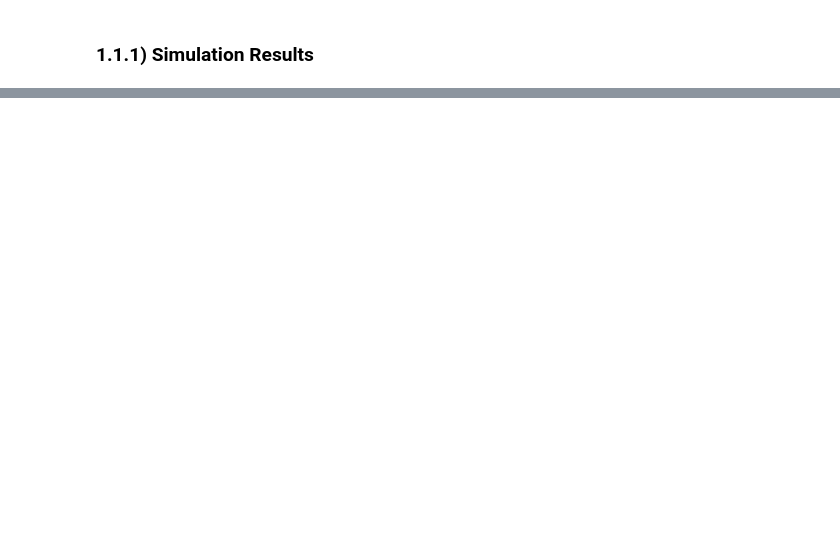
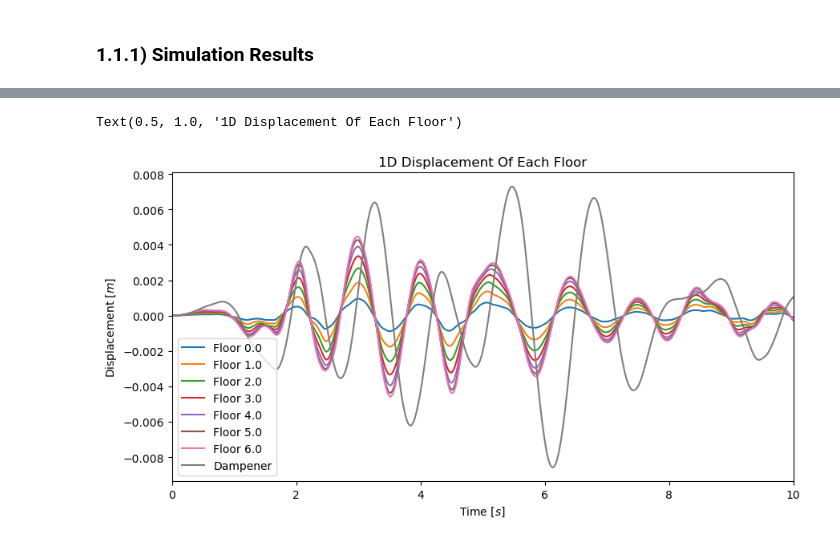
Before and after one commit to StevenVC/PHY480_semester_project, a Jupyter notebook: testing/project_notebook.ipynb, the cells around one changed output, grey strips where cells are left out. Cells and saved outputs as stored; diff of their text form; code cells hidden in the pictures; blank space fills up the shorter version.

```diff
--- a/testing/project_notebook.ipynb
+++ b/testing/project_notebook.ipynb
@@ -67,0 +91,21 @@ data_no_damp = np.genfromtxt('../results/sim_build_res.txt', delimiter=',', skip
+# %%
+fig, ax1 = plt.subplots()
+fig.set_size_inches(10,5)
+
+# plot floor displacement
+for i in range(len(data_damp[0])-2):
+    if (i%2 == 0):
+        ax1.plot(quake_data[:,0], data_damp[:,i], label=f'Floor {i/2}')
+
+ax1.plot(quake_data[:,0], data_damp[:,len(data_damp[0])-2], label='Dampener')
+
+ax1.set_xlim(0,10)
+
+ax1.legend()
+
+ax1.set_xlabel('Time [$s$]')
+ax1.set_ylabel('Displacement [$m$]')
+ax1.set_title('1D Displacement Of Each Floor')
+# %% [output]
+Text(0.5, 1.0, '1D Displacement Of Each Floor')
+[figure, added]
```
Also changed, not shown: parts of 10 cells of this notebook, 5 other files.
